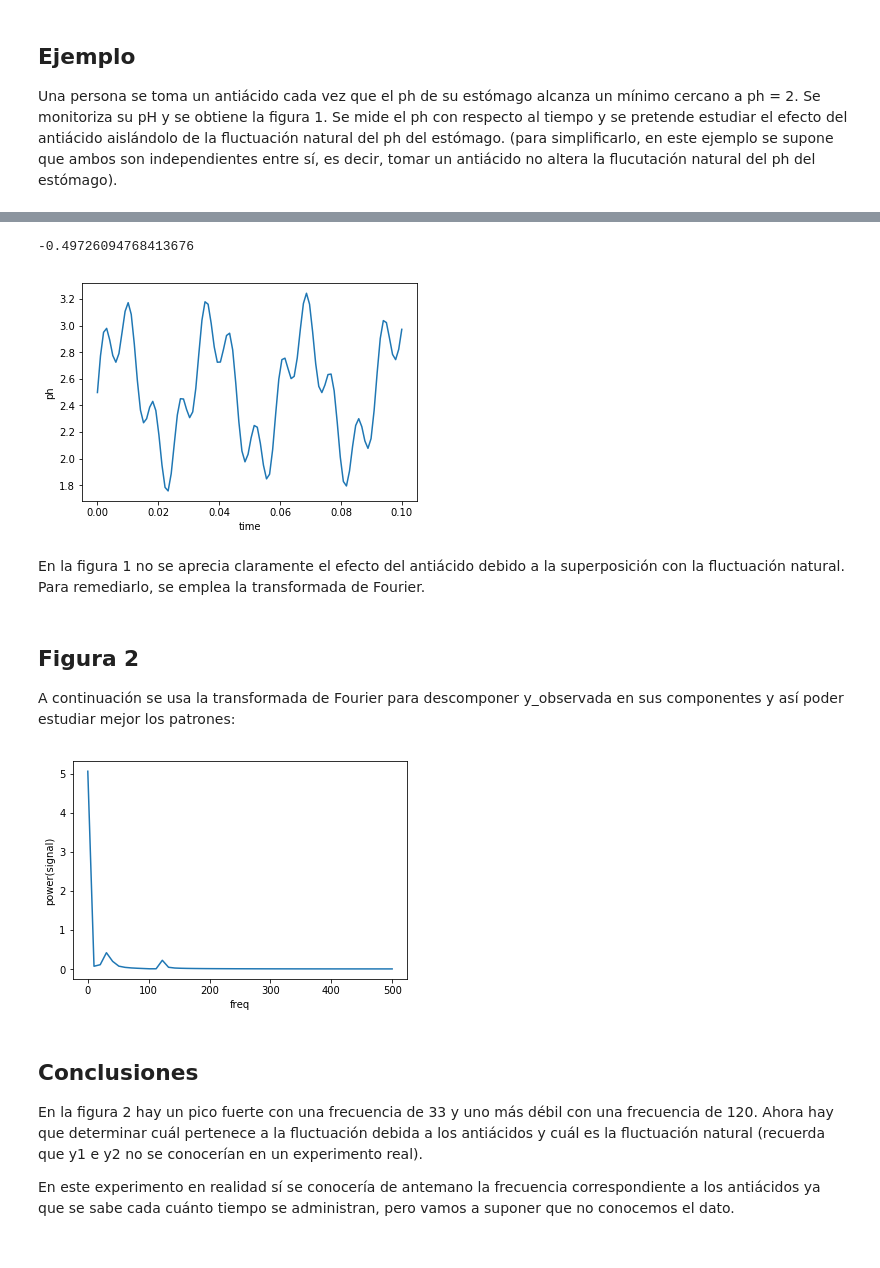
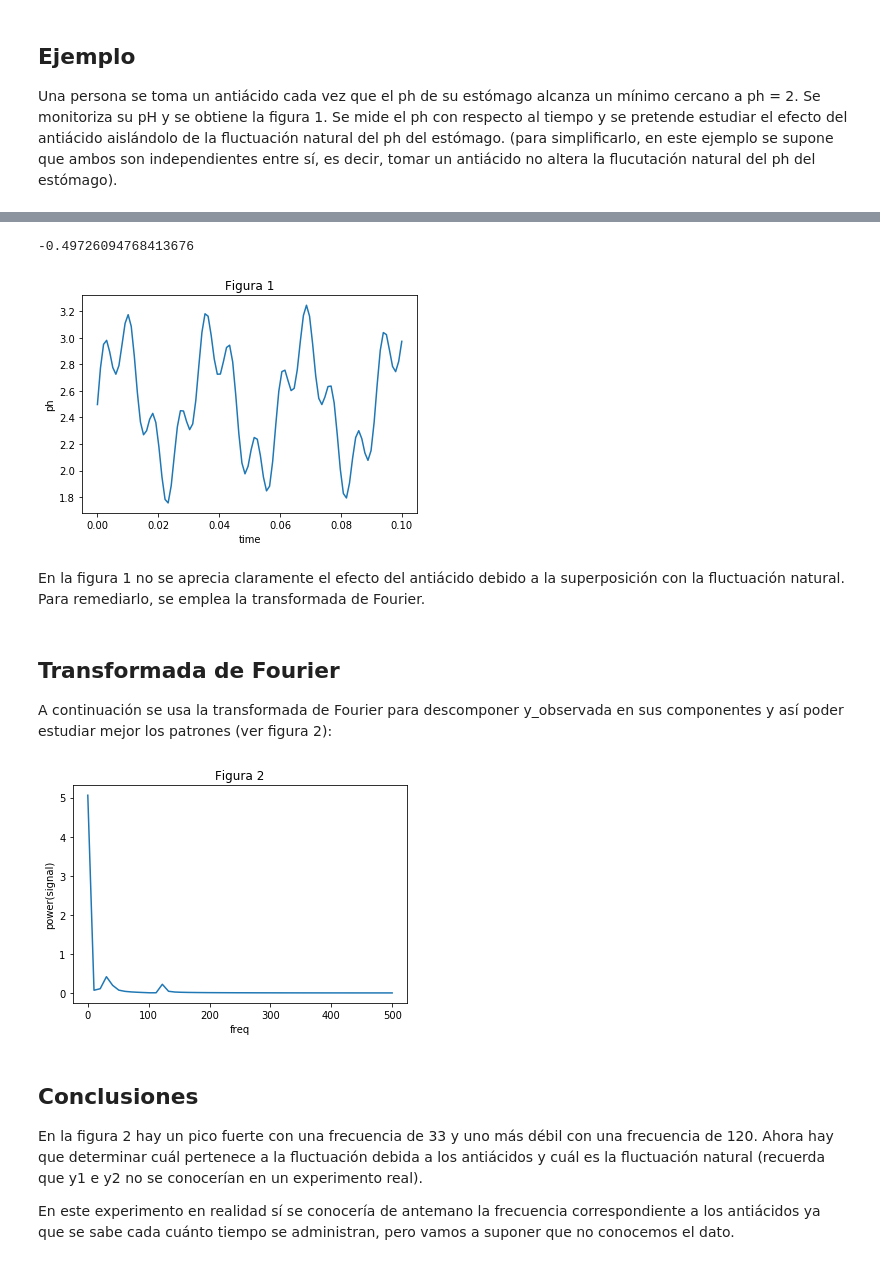
Before and after one commit to javfer98/Accelerated_Advanced_Python_weeks3_4, a Jupyter notebook: Fourier_ejemplo_mio.ipynb, the cells around one changed output, grey strips where cells are left out. Saved outputs shown, nothing was run; the diff lists cells and outputs as text; code cells hidden in the pictures.

```diff
--- a/Fourier_ejemplo_mio.ipynb
+++ b/Fourier_ejemplo_mio.ipynb
@@ -12,7 +12,7 @@ import numpy as np
 
 import matplotlib.pyplot as plotter
 
-from scipy.fftpack import fft
+from scipy.fftpack import fft, ifft
 
 
 # Number of sample points
@@ -20,57 +20,66 @@ N = 100
 
 # sample spacing. Es el tiempo que transcurre desde que se toma una muestra hasta que se toma la siguiente.
 T = 1.0 / 1000.0
 
 #frequency
 F1 = 120
 F2 = 33
 
+x = np.linspace(0.0, N*T, N) #esto te da el tiempo en un vector. Hay N elementos equidistantes entre 0 (tiempo inicial) y N*T (tiempo final)
+
+
 y1 = 0.25*(np.sin(F1 * 2*np.pi*x)) #esto es el vector que contiene la fluctuación normal del ph del estómago
 y2 = 0.5*(np.sin(F2 * 2*np.pi*x)) #este vector conteiene la fluctuación debido al efecto del antiácido
 print(min(y2)) #-0.49726094768413676 es el valor mínimo que alcanza y2
 y2 = y2 + 0.49726094768413676 #sumando 0.49726094768413676, y2 es siempre mayor que 0. Esto se hace porque el antiácido siempre aumenta el ph, no lo hace disminuir
 
 #y1 e y2 normalmente no se conocerían de antemano. En este caso se utilizan para obtener y_observada, pero en la vida real obtendrías y_observada como resultado del experimento sin tener ni idea de la existencia de y1 e y2
 
 
 y_observada = 2 + y1 + y2 #ph medido. Se toma 2 como base, se suma la fluctuación natural y la fluctuación causada por los antiácidos
 
 
-x = np.linspace(0.0, N*T, N) #esto te da el tiempo en un vector. Hay N elementos equidistantes entre 0 (tiempo inicial) y N*T (tiempo final)
 
 
 
 plotter.plot(x, y_observada) #se representa amplitud de la señal frente al tiempo
 plotter.xlabel('time')
 plotter.ylabel('ph')
 plotter.axis('tight')
+plotter.title("Figura 1")
 # plt.grid()
 plotter.show() #esto hace que el gráfico aparezca en pantalla
 # %% [output]
 -0.49726094768413676
-[figure, old version]
+[figure, new version]
 # %% [markdown]
 En la figura 1 no se aprecia claramente el efecto del antiácido debido a la superposición con la fluctuación natural. Para remediarlo, se emplea la transformada de Fourier.
 # %% [markdown]
-## Figura 2
+## Transformada de Fourier
 
-A continuación se usa la transformada de Fourier para descomponer y_observada en sus componentes y así poder estudiar mejor los patrones:
+A continuación se usa la transformada de Fourier para descomponer y_observada en sus componentes y así poder estudiar mejor los patrones (ver figura 2):
 # %%
+def plot_fourier (xf, yf):
+    plotter.plot(xf, 2.0/N * np.abs(yf[0:N//2]))
+    plotter.xlabel('freq')
+    plotter.ylabel('power(signal)')
+    plotter.title("Figura 2")
+
+
+
+
 def fourier (y, T, N):
     yf = fft(y)
     xf = np.linspace(0.0, 1.0/(2.0*T), N//2)
     return (xf, yf)
 
+
 (x_f, y_f) = fourier (y_observada, T, N)
 
-def plot_fourier (xf, yf):
-    plotter.plot(xf, 2.0/N * np.abs(yf[0:N//2]))
-    plotter.xlabel('freq')
-    plotter.ylabel('power(signal)')
 
 plot_fourier (x_f, y_f)
 # %% [output]
-[figure, old version]
+[figure, new version]
 # %% [markdown]
 ## Conclusiones
 
```
Also changed, not shown: parts of 14 cells of this notebook.
